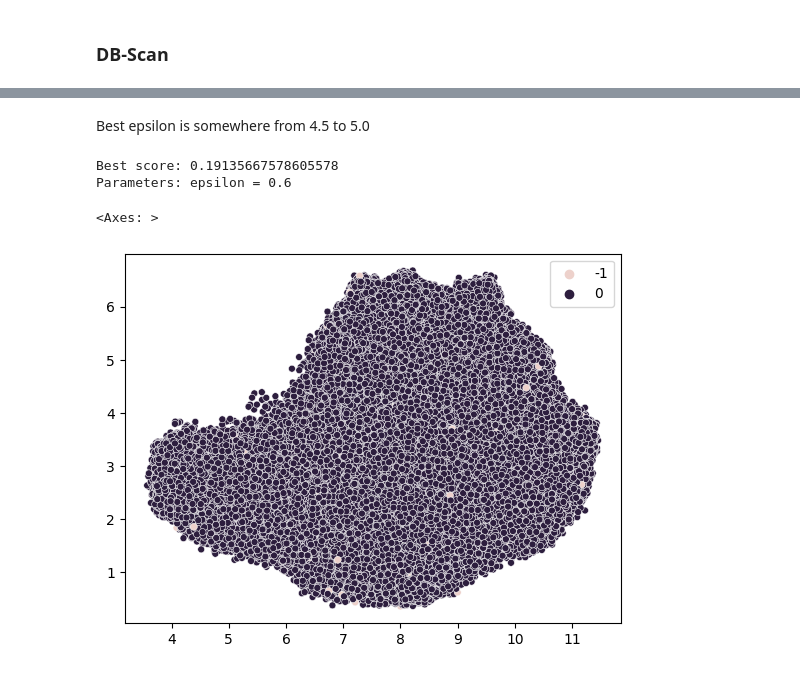
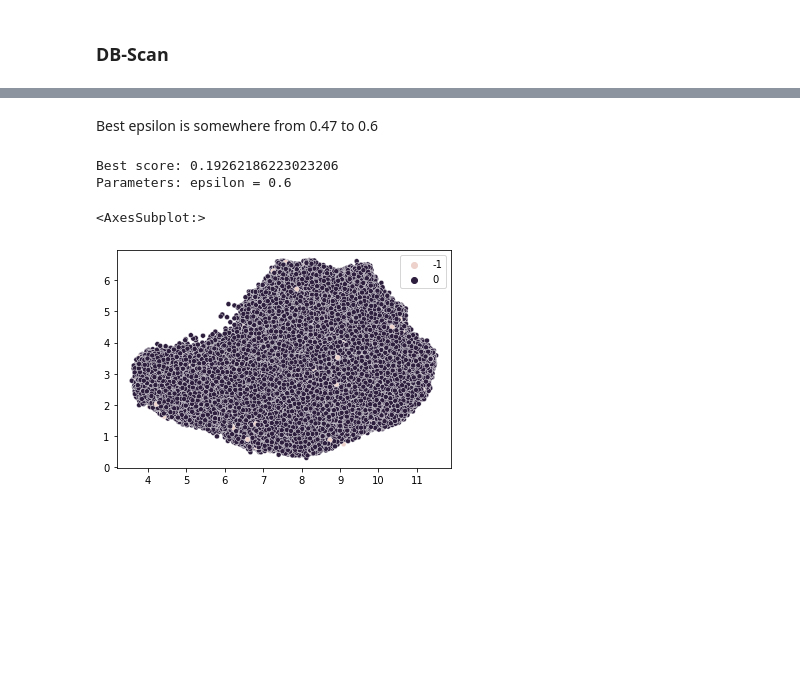
Before and after one commit to ErykWalter/tabular-playground-series, a Jupyter notebook: src/test.ipynb, the cells around one changed output, grey strips where cells are left out. Cells and saved outputs as stored; diff of their text form; code cells hidden in the pictures; blank space fills up the shorter version.

```diff
--- a/src/test.ipynb
+++ b/src/test.ipynb
@@ -243,0 +246,4 @@ sns.scatterplot(X_umap, x=X_umap[:,0], y=X_umap[:,1],hue=kmeans.labels_, s=25)
+# %%
+kmeans = KMeans(8,init="k-means++",n_init=1)
+kmeans.fit_transform(data)
+sns.scatterplot(X_umap, x=X_umap[:,0], y=X_umap[:,1],hue=kmeans.labels_, s=25)
@@ -265,27 +276,27 @@ plt.plot(distances)
 # %% [markdown]
-Best epsilon is somewhere from 4.5 to 5.0
+Best epsilon is somewhere from 0.47 to 0.6
 # %%
 from sklearn.cluster import DBSCAN
 
-interesting_eps = np.linspace(0.5, 0.6, 8)
+interesting_eps = np.linspace(0.47, 0.6, 10)
 score_eps_labels = {}
 
 for eps in tqdm(interesting_eps):
-    dbscan = DBSCAN(eps=eps,n_jobs=-1)
+    dbscan = DBSCAN(eps=eps,n_jobs=-1,min_samples=100)
     labels = dbscan.fit_predict(data_scaled)
 
-    score = silhouette_score(data_scaled, labels, metric='euclidean', sample_size=300)
+    score = silhouette_score(data_scaled, labels, metric='euclidean', sample_size=10000)
     score_eps_labels[score] = (eps, labels)
 
 best_score = max(score_eps_labels)
 eps, labels = score_eps_labels[best_score]
 print(f"Best score: {best_score}\nParameters: epsilon = {eps}")
 sns.scatterplot(X_umap, x=X_umap[:,0], y=X_umap[:,1],hue=labels, s=25)
 # %% [output]
-Best score: 0.19135667578605578
+Best score: 0.19262186223023206
 Parameters: epsilon = 0.6
-<Axes: >
+<AxesSubplot:>
-[figure, old version]
+[figure, new version]
 # %%
 interesting_pts = range(100, 200, 20)
 score_pts_labels = {}
```
Also changed, not shown: parts of 17 cells of this notebook, 2 other files.
